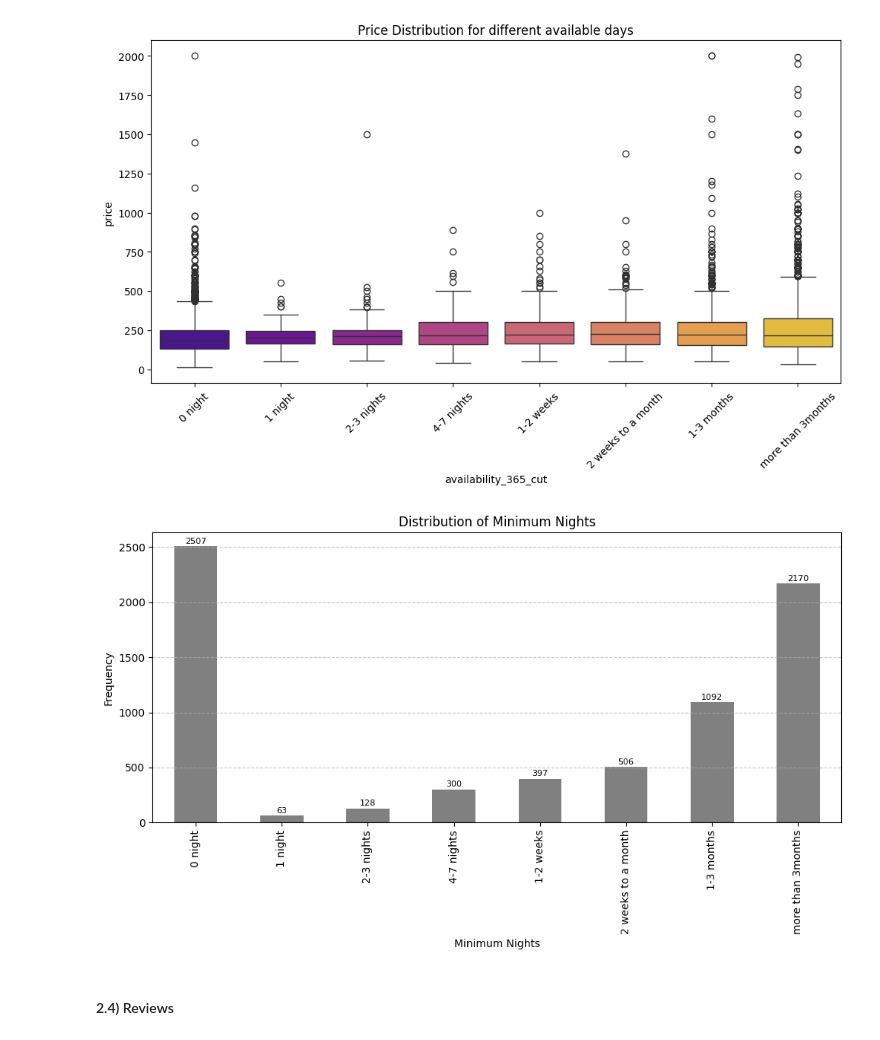
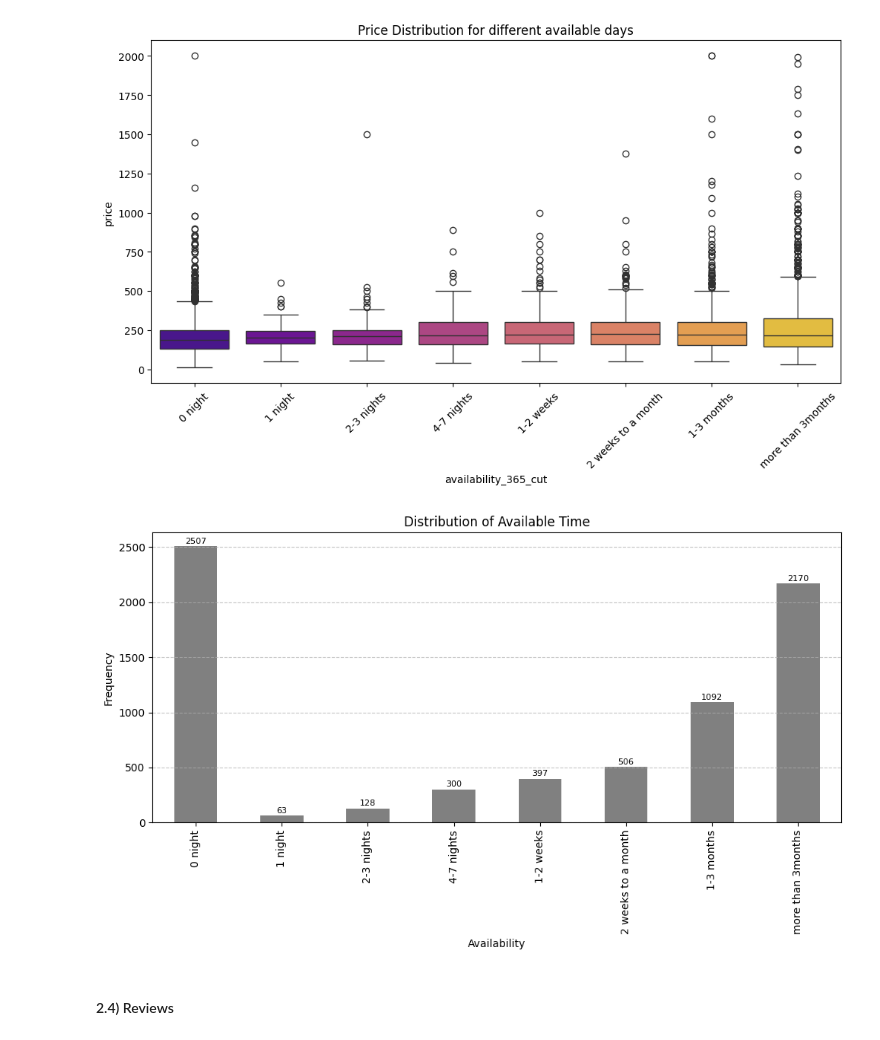
Before and after one commit to amitbharti017/Amsterdam_Airbnb, a Jupyter notebook: notebook/EDA.ipynb, the cells around one changed output. Cells and saved outputs as stored; diff of their text form; code cells hidden in the pictures.

```diff
--- a/notebook/EDA.ipynb
+++ b/notebook/EDA.ipynb
@@ -501,19 +492,19 @@ plt.xticks(rotation=45)
 # %%
 plt.figure(figsize=(10, 6))
 ax = df_filter_full_train["availability_365_cut"].value_counts().sort_index().plot(kind='bar', color='grey')
-plt.xlabel('Minimum Nights')
+plt.xlabel('Availability')
 plt.ylabel('Frequency')
-plt.title('Distribution of Minimum Nights')
+plt.title('Distribution of Available Time')
 plt.grid(axis='y', linestyle='--', alpha=0.7)
 
 for i in ax.patches:
     plt.text(i.get_x() + i.get_width()/2, i.get_height() + 10, str(int(i.get_height())),
              ha='center', va='bottom', fontsize=8)
 
 plt.tight_layout()
 plt.show()
 # %% [output]
-[figure, old version]
+[figure, new version]
 # %%
 #Surprisingly 30% of the listing on the airbnb have 0 days of availability while 30% has more than 3 months.
 #places having availability more than 365 days are set to 365 i.e. year availability
```
Also changed, not shown: parts of 29 cells of this notebook.
